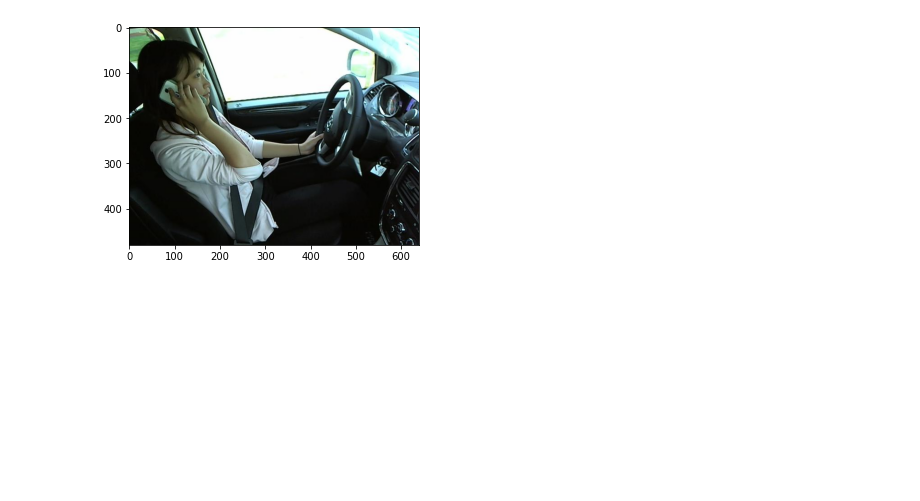
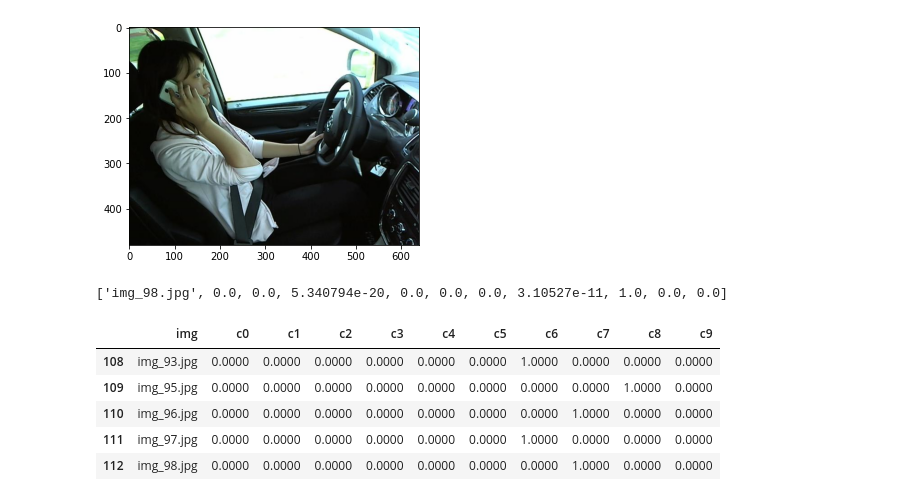
Before and after one commit to roshan-pandey/Driver-Distraction-Detection, a Jupyter notebook: notebooks/Driver_Distraction_Detection.ipynb, the cells around one changed output. Drawn from its saved outputs; the diff is of its cells as text; code cells hidden in the pictures; blank space fills up the shorter version.

Commit message:
Making predictions

```diff
--- a/notebooks/Driver_Distraction_Detection.ipynb
+++ b/notebooks/Driver_Distraction_Detection.ipynb
@@ -6,6 +8,8 @@ import seaborn as sb
 from tensorflow.keras.models import Model, load_model
 from tensorflow.keras.applications.resnet50 import preprocess_input, decode_predictions
 from tensorflow.keras.preprocessing import image
+# %%
+pd.set_option('display.float_format', lambda x: '%0.4f' % x)
 # %%
 model1 = load_model("../models/model1/model1.h5")
 # %%
@@ -18,8 +22,7 @@ def classify_driver(img_path, model):
     img_preprocessed = preprocess_input(img_batch)
 
     prediction = model.predict(img_preprocessed)
-
-    print(prediction)
+    return prediction
 #     print(decode_predictions(prediction, top=3)[0])
 # %%
 classify_driver("../data/raw_data/imgs/test/img_2.jpg", model1)
@@ -32,3 +35,17 @@ plt.imshow(img)
 # %% [output]
 <matplotlib.image.AxesImage at 0x...>
 [figure]
+# %%
+predictions = []
+for filepath in tqdm(glob.iglob('../data/raw_data/imgs/small_test/*.jpg')):
+    row = classify_driver(filepath, model1)
+    file_name = filepath.split("\\")[-1]
+    row = list(row[0])
+    row.insert(0, file_name)
+    predictions.append(row)
+# %%
+print(row)
+# %% [output]
+['img_98.jpg', 0.0, 0.0, 5.340794e-20, 0.0, 0.0, 0.0, 3.10527e-11, 1.0, 0.0, 0.0]
+# %%
+pred_df = pd.DataFrame (predictions, columns = ['img', 'c0', 'c1', 'c2','c3', 'c4', 'c5', 'c6', 'c7', 'c8', 'c9'])
@@ -34,0 +67,9 @@ plt.imshow(img)
+# %%
+pred_df.tail()
+# %% [output]
+|  | img | c0 | c1 | c2 | c3 | c4 | c5 | c6 | c7 | c8 | c9 |
+| 108 | img_93.jpg | 0.0000 | 0.0000 | 0.0000 | 0.0000 | 0.0000 | 0.0000 | 1.0000 | 0.0000 | 0.0000 | 0.0000 |
+| 109 | img_95.jpg | 0.0000 | 0.0000 | 0.0000 | 0.0000 | 0.0000 | 0.0000 | 0.0000 | 0.0000 | 1.0000 | 0.0000 |
+| 110 | img_96.jpg | 0.0000 | 0.0000 | 0.0000 | 0.0000 | 0.0000 | 0.0000 | 0.0000 | 1.0000 | 0.0000 | 0.0000 |
+| 111 | img_97.jpg | 0.0000 | 0.0000 | 0.0000 | 0.0000 | 0.0000 | 0.0000 | 1.0000 | 0.0000 | 0.0000 | 0.0000 |
+| 112 | img_98.jpg | 0.0000 | 0.0000 | 0.0000 | 0.0000 | 0.0000 | 0.0000 | 0.0000 | 1.0000 | 0.0000 | 0.0000 |
```
Also changed, not shown: parts of 3 cells of this notebook, 2 other files.
